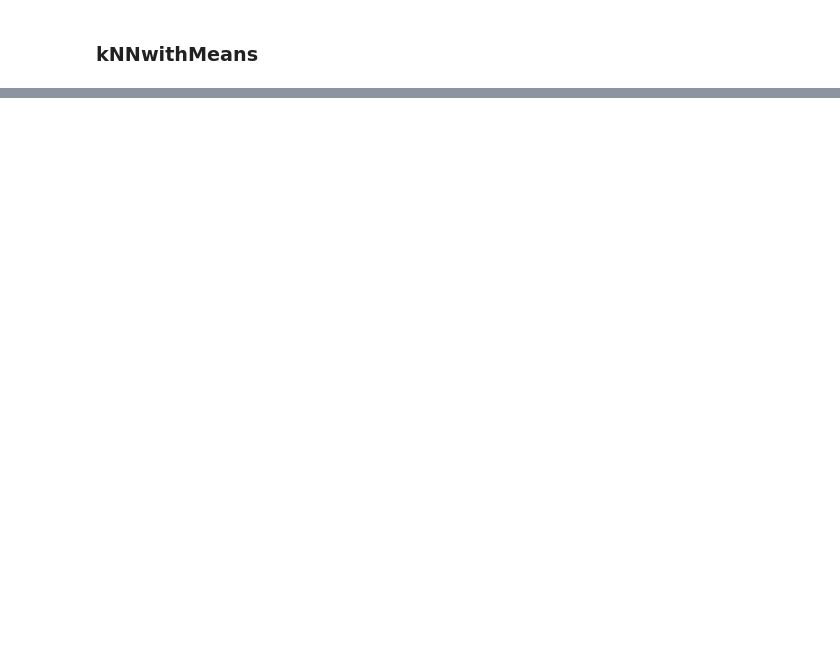
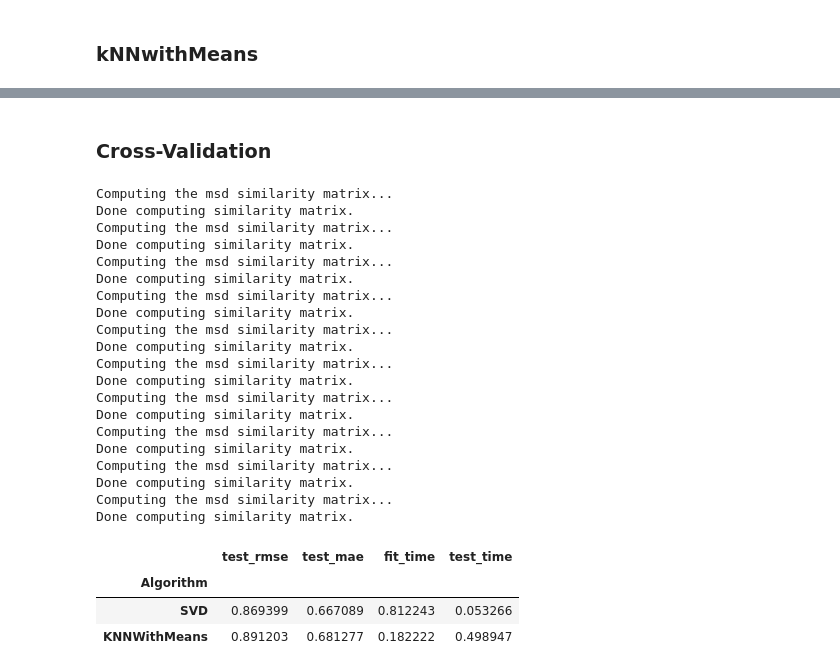
Before and after one commit to MlekoZjad/ML_2024, a Jupyter notebook: Case 2.ipynb, the cells around one changed output, grey strips where cells are left out. Saved outputs shown, nothing was run; the diff lists cells and outputs as text; code cells hidden in the pictures; blank space fills up the shorter version.

```diff
--- a/Case 2.ipynb
+++ b/Case 2.ipynb
@@ -716,0 +903,2 @@ Because you watched Jumanji (1995) (Adventure, Children, Fantasy)
+# %% [markdown]
+### Cross-Validation
@@ -716,0 +908,41 @@ Because you watched Jumanji (1995) (Adventure, Children, Fantasy)
+# %%
+benchmark = []
+# Iterate over all algorithms
+for algorithm in [SVD(), KNNWithMeans()]:
+    # Perform cross validation
+    results = cross_validate(algorithm, data, measures=['RMSE', 'MAE'], cv=10, verbose=False)
+
+    # Get results & create a new DataFrame row
+    algorithm_name = str(algorithm).split(' ')[0].split('.')[-1]
+    tmp = pd.DataFrame.from_dict(results).mean(axis=0)
+    tmp['Algorithm'] = algorithm_name
+    benchmark.append(tmp)
+
+# Create a DataFrame from the benchmark list
+benchmark_df = pd.DataFrame(benchmark).set_index('Algorithm').sort_values('test_rmse')
+benchmark_df
+# %% [output]
+Computing the msd similarity matrix...
+Done computing similarity matrix.
+Computing the msd similarity matrix...
+Done computing similarity matrix.
+Computing the msd similarity matrix...
+Done computing similarity matrix.
+Computing the msd similarity matrix...
+Done computing similarity matrix.
+Computing the msd similarity matrix...
+Done computing similarity matrix.
+Computing the msd similarity matrix...
+Done computing similarity matrix.
+Computing the msd similarity matrix...
+Done computing similarity matrix.
+Computing the msd similarity matrix...
+Done computing similarity matrix.
+Computing the msd similarity matrix...
+Done computing similarity matrix.
+Computing the msd similarity matrix...
+Done computing similarity matrix.
+|  | test_rmse | test_mae | fit_time | test_time |
+| Algorithm |  |  |  |  |
+| SVD | 0.869399 | 0.667089 | 0.812243 | 0.053266 |
+| KNNWithMeans | 0.891203 | 0.681277 | 0.182222 | 0.498947 |
```
Also changed, not shown: parts of 60 cells of this notebook.
